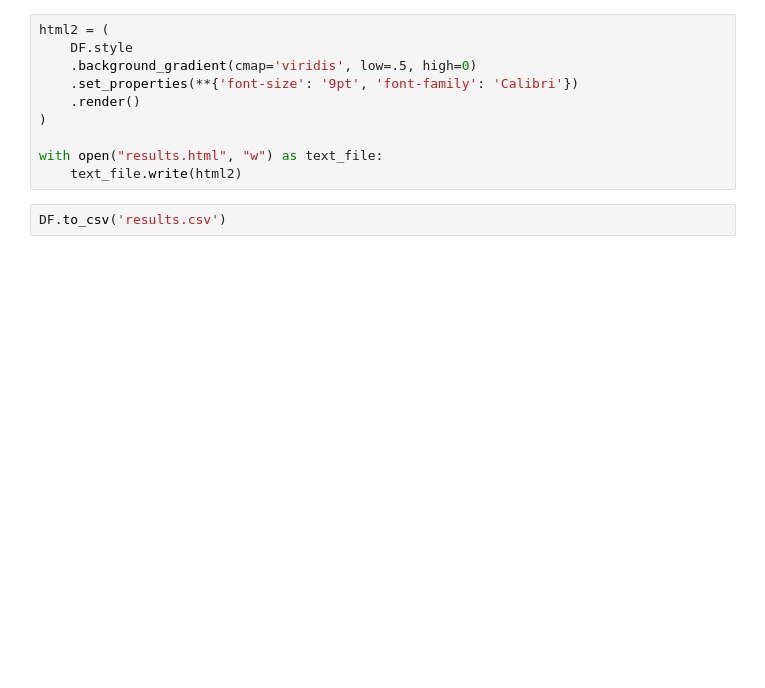
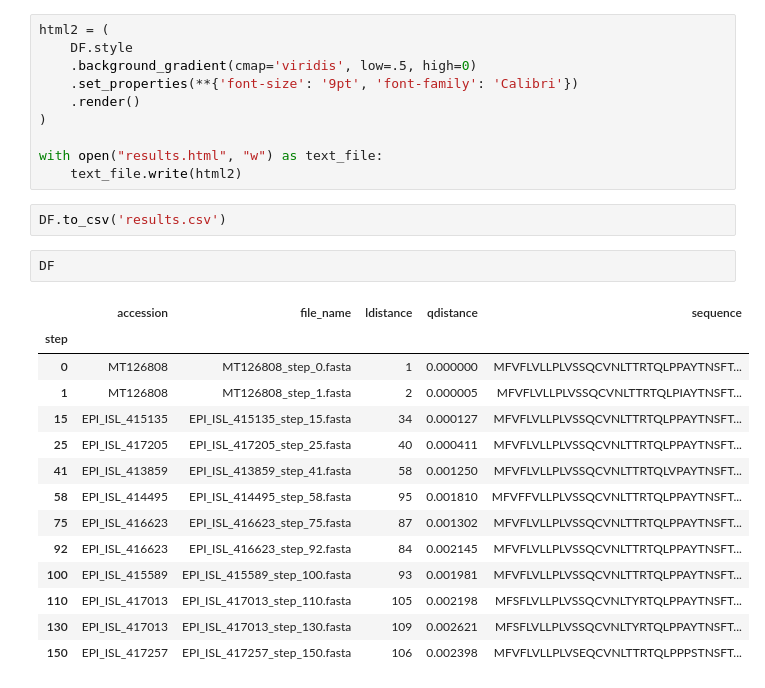
Before and after one commit to zeroknowledgediscovery/qexp, a Jupyter notebook: results.ipynb, the cells around one changed output. Saved outputs shown, nothing was run; the diff lists cells and outputs as text; blank space fills up the shorter version.

```diff
--- a/results.ipynb
+++ b/results.ipynb
@@ -66,3 +51,20 @@ with open("results.html", "w") as text_file:
     text_file.write(html2)
 # %%
 DF.to_csv('results.csv')
+# %%
+DF
+# %% [output]
+|  | accession | file_name | ldistance | qdistance | sequence |
+| step |  |  |  |  |  |
+| 0 | MT126808 | MT126808_step_0.fasta | 1 | 0.000000 | MFVFLVLLPLVSSQCVNLTTRTQLPPAYTNSFT... |
+| 1 | MT126808 | MT126808_step_1.fasta | 2 | 0.000005 | MFVFLVLLPLVSSQCVNLTTRTQLPIAYTNSFT... |
+| 15 | EPI_ISL_415135 | EPI_ISL_415135_step_15.fasta | 34 | 0.000127 | MFVFLVLLPLVSSQCVNLTTRTQLPPAYTNSFT... |
+| 25 | EPI_ISL_417205 | EPI_ISL_417205_step_25.fasta | 40 | 0.000411 | MFVFLVLLPLVSSQCVNLTTRTQLPPAYTNSFT... |
+| 41 | EPI_ISL_413859 | EPI_ISL_413859_step_41.fasta | 58 | 0.001250 | MFVFLVLLPLVSSQCVNLTTRTQLVPAYTNSFT... |
+| 58 | EPI_ISL_414495 | EPI_ISL_414495_step_58.fasta | 95 | 0.001810 | MFVFFVLLPLVSSQCVNLTTRTQLPPAYTNSFT... |
+| 75 | EPI_ISL_416623 | EPI_ISL_416623_step_75.fasta | 87 | 0.001302 | MFVFLVLLPLVSSQCVNLTTRTQLPPAYTNSFT... |
+| 92 | EPI_ISL_416623 | EPI_ISL_416623_step_92.fasta | 84 | 0.002145 | MFVFLVLLPLVSSQCVNLTTRTQLPPAYTNSFT... |
+| 100 | EPI_ISL_415589 | EPI_ISL_415589_step_100.fasta | 93 | 0.001981 | MFVFLVLLPLVSSQCVNLTTRTQLPPAYTNSFT... |
+| 110 | EPI_ISL_417013 | EPI_ISL_417013_step_110.fasta | 105 | 0.002198 | MFSFLVLLPLVSSQCVNLTYRTQLPPAYTNSFT... |
+| 130 | EPI_ISL_417013 | EPI_ISL_417013_step_130.fasta | 109 | 0.002621 | MFSFLVLLPLVSSQCVNLTYRTQLPPAYTNSFT... |
+| 150 | EPI_ISL_417257 | EPI_ISL_417257_step_150.fasta | 106 | 0.002398 | MFVFLVLLPLVSEQCVNLTTRTQLPPPSTNSFT... |
```
Also changed, not shown: parts of 5 cells of this notebook, 14 other files.
